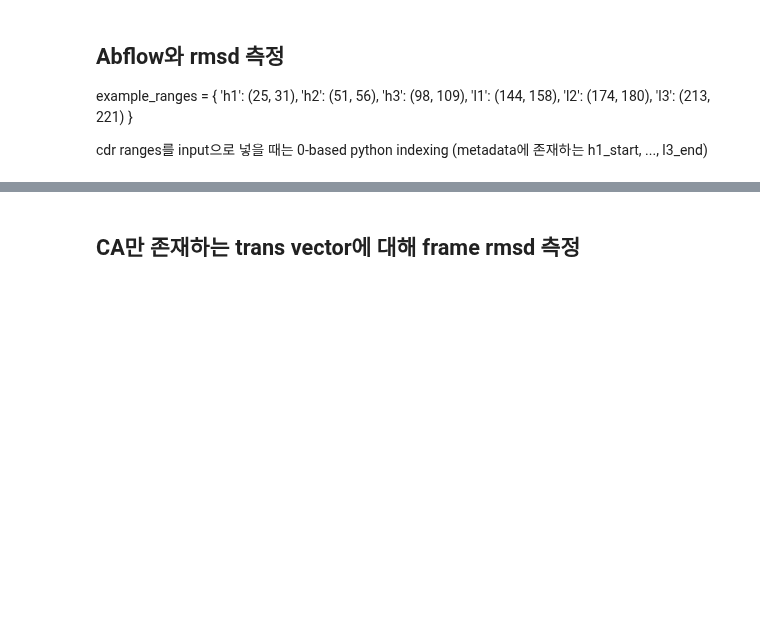
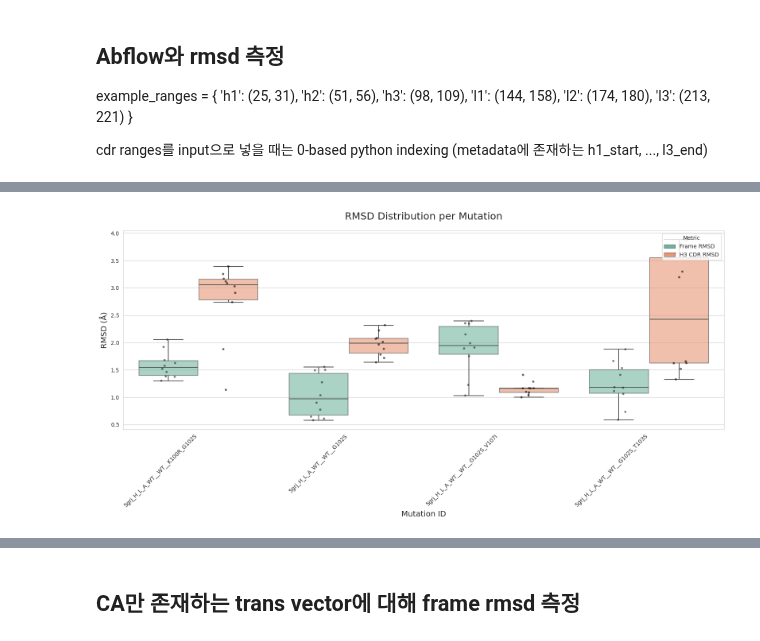
Before and after one commit to shp2001/protein-frame-flow, a Jupyter notebook: notebook/calc_frame_rmsd.ipynb, the cells around one changed output, grey strips where cells are left out. Drawn from its saved outputs; the diff is of its cells as text; code cells hidden in the pictures; blank space fills up the shorter version.

```diff
--- a/notebook/calc_frame_rmsd.ipynb
+++ b/notebook/calc_frame_rmsd.ipynb
@@ -295,0 +253,92 @@ plt.show()
+# %%
+import os
+import json
+import pandas as pd
+import matplotlib.pyplot as plt
+import seaborn as sns
+
+# 1. 데이터 디렉토리 설정
+data_dir = '/home/psh/protein-frame-flow/inference_outputs/CDRFlow_v2.3.2.2_stage_3_confidence_only_plddt/2025-12-12_09-21-35/epoch=27-step=40124/5grj_optimab_refine_high_plddt'
+
+# 2. 데이터 수집
+data_list = []
+
+if os.path.exists(data_dir):
+    for filename in os.listdir(data_dir):
+        if filename.endswith('_rmsd.json'):
+            filepath = os.path.join(data_dir, filename)
+            with open(filepath, 'r') as f:
+                try:
+                    content = json.load(f)
+                    mutation_id = content.get('mutation_id', filename.replace('_rmsd.json', ''))
+
+                    data_list.append({
+                        'Mutation ID': mutation_id,
+                        'Frame RMSD': content.get('fr_rms', 0.0),
+                        'H3 CDR RMSD': content.get('h3_rms', 0.0)
+                    })
+                except json.JSONDecodeError:
+                    continue
+
+# 3. 데이터프레임 생성 및 변환
+df = pd.DataFrame(data_list)
+
+if not df.empty:
+    # Long Format으로 변환 (seaborn 호환용)
+    df_melted = df.melt(
+        id_vars=['Mutation ID'],
+        value_vars=['Frame RMSD', 'H3 CDR RMSD'],
+        var_name='RMSD Type',
+        value_name='RMSD (Å)'
+    )
+
+    # 4. 시각화 (Boxplot + Stripplot)
+    plt.figure(figsize=(16, 8))
+    sns.set_style("whitegrid")
+
+    # (1) Boxplot 그리기
+    # showfliers=False: 이상치(outlier) 점을 여기서 그리지 않음 (아래 stripplot이 모든 점을 그리기 때문)
+    ax = sns.boxplot(
+        data=df_melted,
+        x='Mutation ID',
+        y='RMSD (Å)',
+        hue='RMSD Type',
+        palette="Set2",
+        showfliers=False,
+        boxprops={'alpha': 0.6} # 박스를 약간 투명하게 해서 점이 잘 보이도록 함
+    )
+
+    # (2) Stripplot (점) 그리기
+    # dodge=True: Boxplot 처럼 Hue(색상)에 따라 점들을 분리해서 배치
+    sns.stripplot(
+        data=df_melted,
+        x='Mutation ID',
+        y='RMSD (Å)',
+        hue='RMSD Type',
+        dodge=True,      # 중요: 박스 위치에 맞춰 점 이동
+        jitter=True,     # 점들이 겹치지 않게 좌우로 흩뿌림
+        color='black',   # 점 색상은 검정(혹은 짙은 회색)으로 통일
+        alpha=0.6,       # 점 투명도
+        size=4,          # 점 크기
+        legend=False     # 점에 대한 범례는 중복되므로 끔
+    )
+
+    # 그래프 꾸미기
+    plt.title('RMSD Distribution per Mutation', fontsize=18, pad=20)
+    plt.xticks(rotation=45, ha='right', fontsize=10)
+    plt.ylabel('RMSD (Å)', fontsize=14)
+    plt.xlabel('Mutation ID', fontsize=14)
+
+    # 범례 설정 (Boxplot의 범례만 유지)
+    handles, labels = ax.get_legend_handles_labels()
+    # handles[0:2]만 사용하여 Frame/H3 박스에 대한 범례만 표시 (점 범례 제외)
+    plt.legend(handles[0:2], labels[0:2], title='Metric', loc='upper right')
+
+    plt.tight_layout()
+    plt.show()
+
+    print(f"Total data points plotted: {len(df)}")
+else:
+    print("No data found.")
+# %% [output]
+[figure, added]
```
Also changed, not shown: parts of 5 cells of this notebook, 4 other files.
